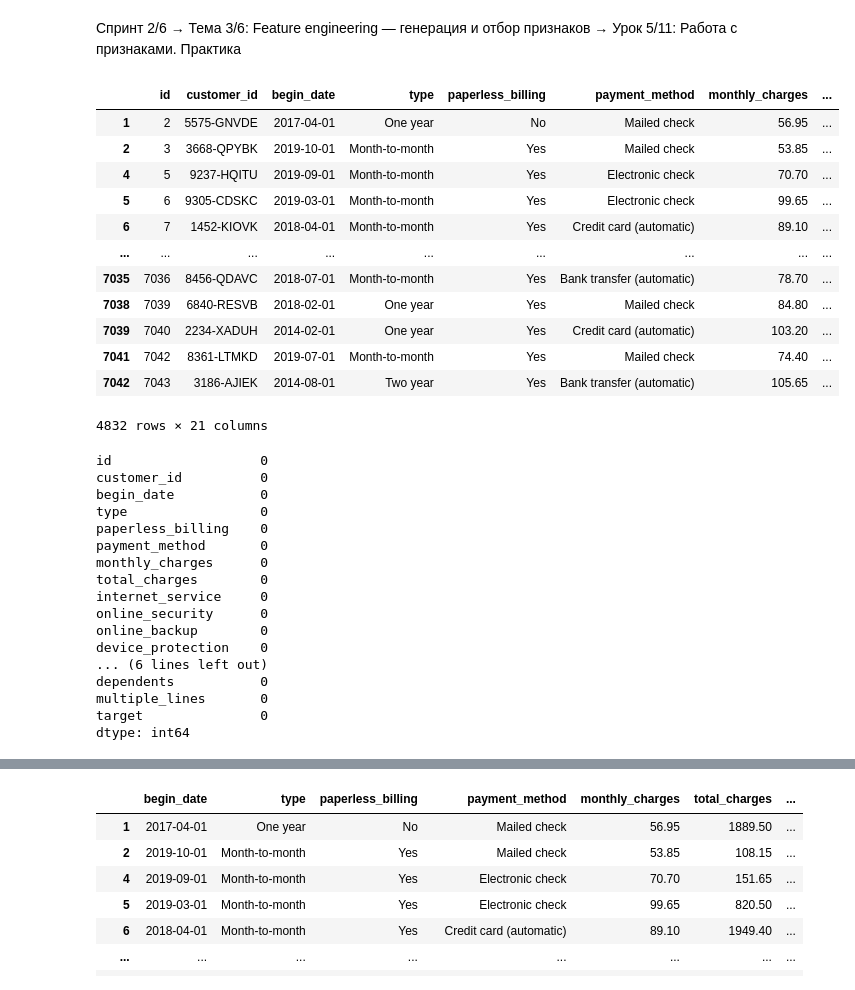
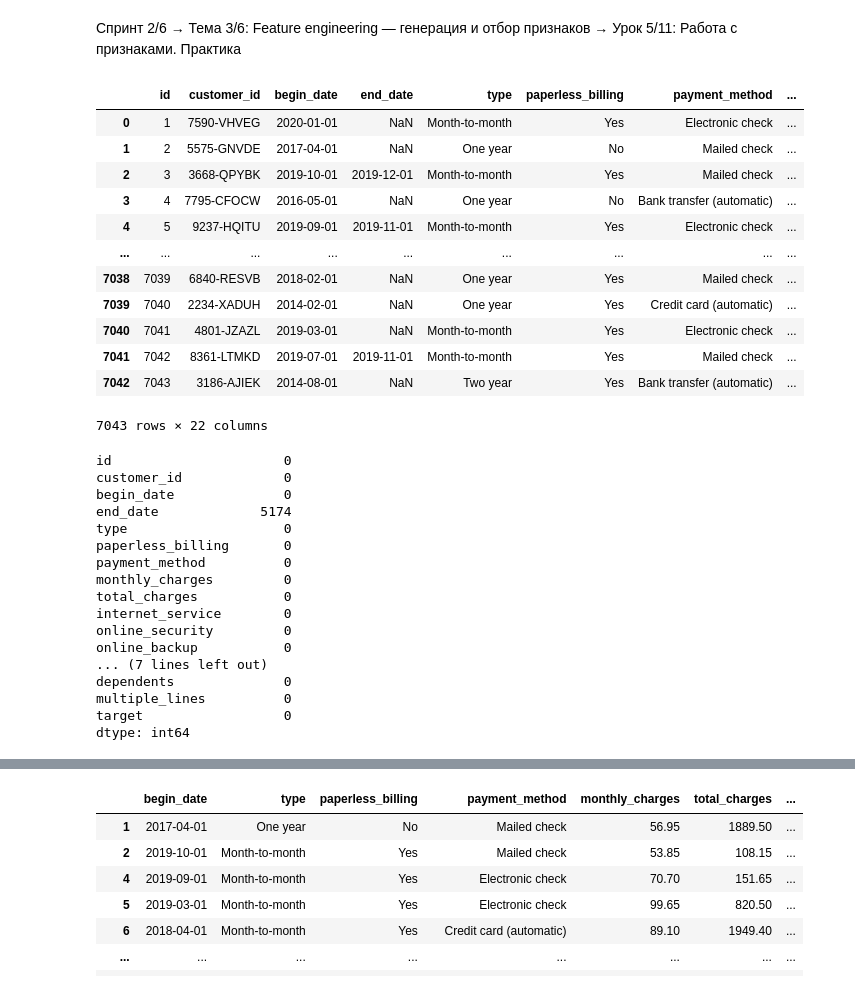
Before and after one commit to smurkiooo/mle-mlflow, a Jupyter notebook: EDA_feature_eng.ipynb, the cells around one changed output, grey strips where cells are left out. Drawn from its saved outputs; the diff is of its cells as text; code cells hidden in the pictures.

```diff
--- a/EDA_feature_eng.ipynb
+++ b/EDA_feature_eng.ipynb
@@ -111,41 +111,42 @@ df = pd.DataFrame(data, columns=columns).drop('end_date',axis=1)
 # %%
 
 df = df.dropna()
 y = df['target']
-df
+dfc = pd.read_csv('clean_users_churn.csv')
+dfc
 # %% [output]
-|  | id | customer_id | begin_date | type | paperless_billing | payment_method | monthly_charges | ... |
-| 1 | 2 | 5575-GNVDE | 2017-04-01 | One year | No | Mailed check | 56.95 | ... |
-| 2 | 3 | 3668-QPYBK | 2019-10-01 | Month-to-month | Yes | Mailed check | 53.85 | ... |
-| 4 | 5 | 9237-HQITU | 2019-09-01 | Month-to-month | Yes | Electronic check | 70.70 | ... |
-| 5 | 6 | 9305-CDSKC | 2019-03-01 | Month-to-month | Yes | Electronic check | 99.65 | ... |
-| 6 | 7 | 1452-KIOVK | 2018-04-01 | Month-to-month | Yes | Credit card (automatic) | 89.10 | ... |
+|  | id | customer_id | begin_date | end_date | type | paperless_billing | payment_method | ... |
+| 0 | 1 | 7590-VHVEG | 2020-01-01 | NaN | Month-to-month | Yes | Electronic check | ... |
+| 1 | 2 | 5575-GNVDE | 2017-04-01 | NaN | One year | No | Mailed check | ... |
+| 2 | 3 | 3668-QPYBK | 2019-10-01 | 2019-12-01 | Month-to-month | Yes | Mailed check | ... |
+| 3 | 4 | 7795-CFOCW | 2016-05-01 | NaN | One year | No | Bank transfer (automatic) | ... |
+| 4 | 5 | 9237-HQITU | 2019-09-01 | 2019-11-01 | Month-to-month | Yes | Electronic check | ... |
 | ... | ... | ... | ... | ... | ... | ... | ... | ... |
-| 7035 | 7036 | 8456-QDAVC | 2018-07-01 | Month-to-month | Yes | Bank transfer (automatic) | 78.70 | ... |
-| 7038 | 7039 | 6840-RESVB | 2018-02-01 | One year | Yes | Mailed check | 84.80 | ... |
-| 7039 | 7040 | 2234-XADUH | 2014-02-01 | One year | Yes | Credit card (automatic) | 103.20 | ... |
-| 7041 | 7042 | 8361-LTMKD | 2019-07-01 | Month-to-month | Yes | Mailed check | 74.40 | ... |
-| 7042 | 7043 | 3186-AJIEK | 2014-08-01 | Two year | Yes | Bank transfer (automatic) | 105.65 | ... |
+| 7038 | 7039 | 6840-RESVB | 2018-02-01 | NaN | One year | Yes | Mailed check | ... |
+| 7039 | 7040 | 2234-XADUH | 2014-02-01 | NaN | One year | Yes | Credit card (automatic) | ... |
+| 7040 | 7041 | 4801-JZAZL | 2019-03-01 | NaN | Month-to-month | Yes | Electronic check | ... |
+| 7041 | 7042 | 8361-LTMKD | 2019-07-01 | 2019-11-01 | Month-to-month | Yes | Mailed check | ... |
+| 7042 | 7043 | 3186-AJIEK | 2014-08-01 | NaN | Two year | Yes | Bank transfer (automatic) | ... |
-4832 rows × 21 columns
+7043 rows × 22 columns
 # %%
-df.isna().sum()
+dfc.isna().sum()
 # %% [output]
-id                   0
-customer_id          0
-begin_date           0
-type                 0
-paperless_billing    0
-payment_method       0
-monthly_charges      0
-total_charges        0
-internet_service     0
-online_security      0
-online_backup        0
-device_protection    0
-... (6 lines left out)
-dependents           0
-multiple_lines       0
-target               0
+id                      0
+customer_id             0
+begin_date              0
+end_date             5174
+type                    0
+paperless_billing       0
+payment_method          0
+monthly_charges         0
+total_charges           0
+internet_service        0
+online_security         0
+online_backup           0
+... (7 lines left out)
+dependents              0
+multiple_lines          0
+target                  0
 dtype: int64
 # %%
 # obj_df = df.select_dtypes(include="object").drop('customer_id',axis=1)
```
Also changed, not shown: 21 other files.
